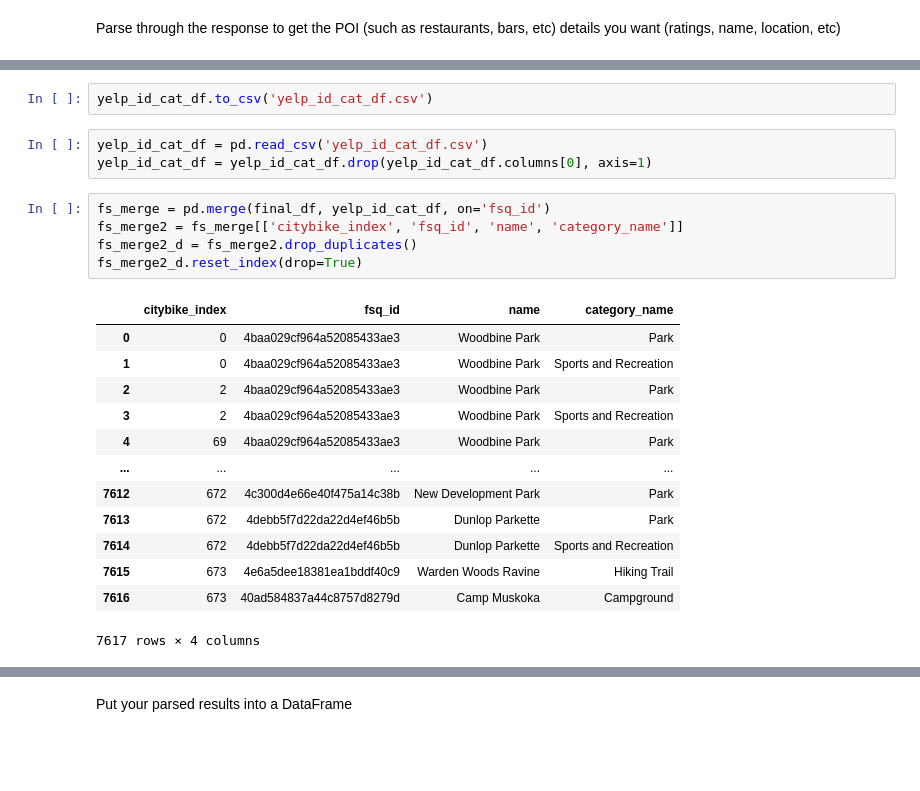
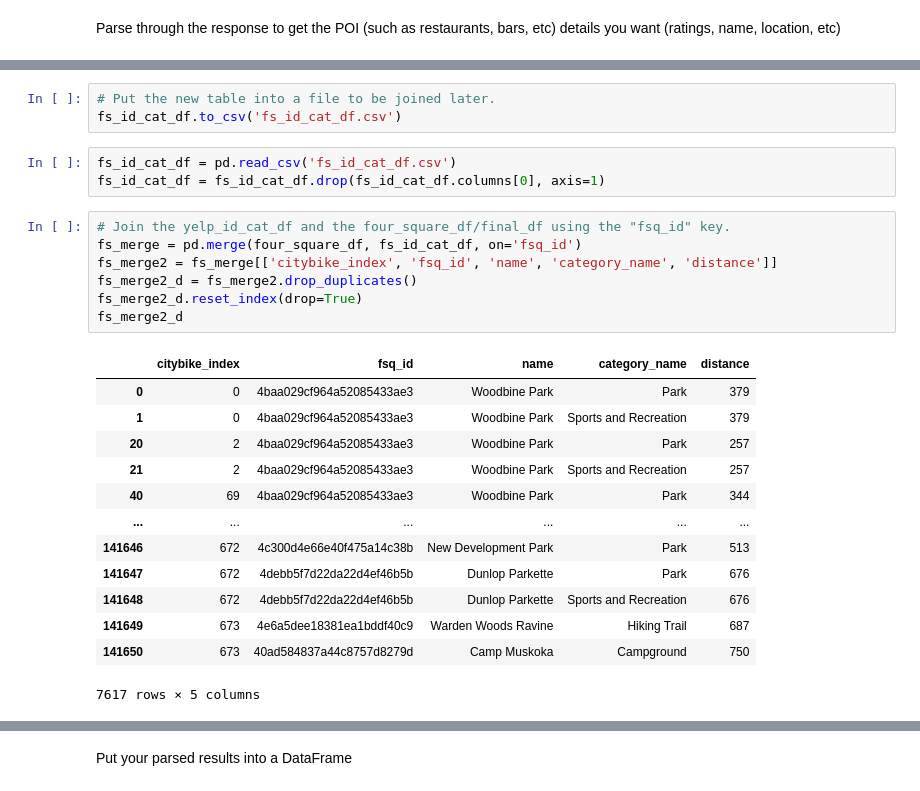
Before and after one commit to Frood-for-Thought/LHL-Statistical-Modelling-with-Python-Project, a Jupyter notebook: notebooks/yelp_foursquare_EDA.ipynb, the cells around one changed output, grey strips where cells are left out. Saved outputs shown, nothing was run; the diff lists cells and outputs as text; blank space fills up the shorter version.

```diff
--- a/notebooks/yelp_foursquare_EDA.ipynb
+++ b/notebooks/yelp_foursquare_EDA.ipynb
@@ -204,27 +208,30 @@ yelp_id_cat_df
 | 7615 | 40ad584837a44c8757d8279d | Campground |
 | 7616 | 5db35c9b9f3a4ea240a50aa2 | Bathing Area |
 7617 rows × 2 columns
-# %%
-yelp_id_cat_df.to_csv('yelp_id_cat_df.csv')
+# %%
+# Put the new table into a file to be joined later.
+fs_id_cat_df.to_csv('fs_id_cat_df.csv')
 # %%
-yelp_id_cat_df = pd.read_csv('yelp_id_cat_df.csv')
-yelp_id_cat_df = yelp_id_cat_df.drop(yelp_id_cat_df.columns[0], axis=1)
+fs_id_cat_df = pd.read_csv('fs_id_cat_df.csv')
+fs_id_cat_df = fs_id_cat_df.drop(fs_id_cat_df.columns[0], axis=1)
 # %%
-fs_merge = pd.merge(final_df, yelp_id_cat_df, on='fsq_id')
-fs_merge2 = fs_merge[['citybike_index', 'fsq_id', 'name', 'category_name']]
+# Join the yelp_id_cat_df and the four_square_df/final_df using the "fsq_id" key.
+fs_merge = pd.merge(four_square_df, fs_id_cat_df, on='fsq_id')
+fs_merge2 = fs_merge[['citybike_index', 'fsq_id', 'name', 'category_name', 'distance']]
 fs_merge2_d = fs_merge2.drop_duplicates()
 fs_merge2_d.reset_index(drop=True)
+fs_merge2_d
 # %% [output]
-|  | citybike_index | fsq_id | name | category_name |
-| 0 | 0 | 4baa029cf964a52085433ae3 | Woodbine Park | Park |
-| 1 | 0 | 4baa029cf964a52085433ae3 | Woodbine Park | Sports and Recreation |
-| 2 | 2 | 4baa029cf964a52085433ae3 | Woodbine Park | Park |
-| 3 | 2 | 4baa029cf964a52085433ae3 | Woodbine Park | Sports and Recreation |
-| 4 | 69 | 4baa029cf964a52085433ae3 | Woodbine Park | Park |
-| ... | ... | ... | ... | ... |
-| 7612 | 672 | 4c300d4e66e40f475a14c38b | New Development Park | Park |
-| 7613 | 672 | 4debb5f7d22da22d4ef46b5b | Dunlop Parkette | Park |
-| 7614 | 672 | 4debb5f7d22da22d4ef46b5b | Dunlop Parkette | Sports and Recreation |
-| 7615 | 673 | 4e6a5dee18381ea1bddf40c9 | Warden Woods Ravine | Hiking Trail |
-| 7616 | 673 | 40ad584837a44c8757d8279d | Camp Muskoka | Campground |
+|  | citybike_index | fsq_id | name | category_name | distance |
+| 0 | 0 | 4baa029cf964a52085433ae3 | Woodbine Park | Park | 379 |
+| 1 | 0 | 4baa029cf964a52085433ae3 | Woodbine Park | Sports and Recreation | 379 |
+| 20 | 2 | 4baa029cf964a52085433ae3 | Woodbine Park | Park | 257 |
+| 21 | 2 | 4baa029cf964a52085433ae3 | Woodbine Park | Sports and Recreation | 257 |
+| 40 | 69 | 4baa029cf964a52085433ae3 | Woodbine Park | Park | 344 |
+| ... | ... | ... | ... | ... | ... |
+| 141646 | 672 | 4c300d4e66e40f475a14c38b | New Development Park | Park | 513 |
+| 141647 | 672 | 4debb5f7d22da22d4ef46b5b | Dunlop Parkette | Park | 676 |
+| 141648 | 672 | 4debb5f7d22da22d4ef46b5b | Dunlop Parkette | Sports and Recreation | 676 |
+| 141649 | 673 | 4e6a5dee18381ea1bddf40c9 | Warden Woods Ravine | Hiking Trail | 687 |
+| 141650 | 673 | 40ad584837a44c8757d8279d | Camp Muskoka | Campground | 750 |
-7617 rows × 4 columns
+7617 rows × 5 columns
```
Also changed, not shown: parts of 16 cells of this notebook, 4 other files.
